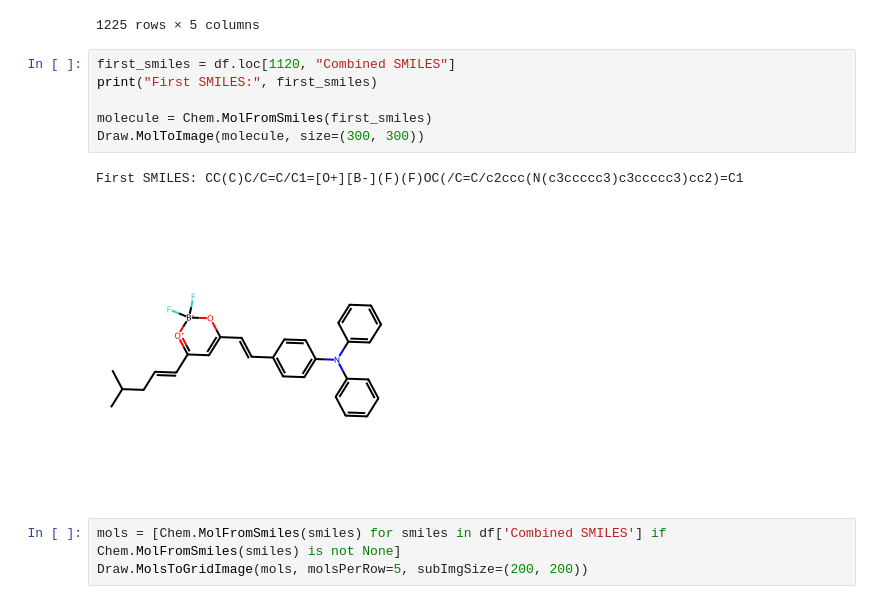
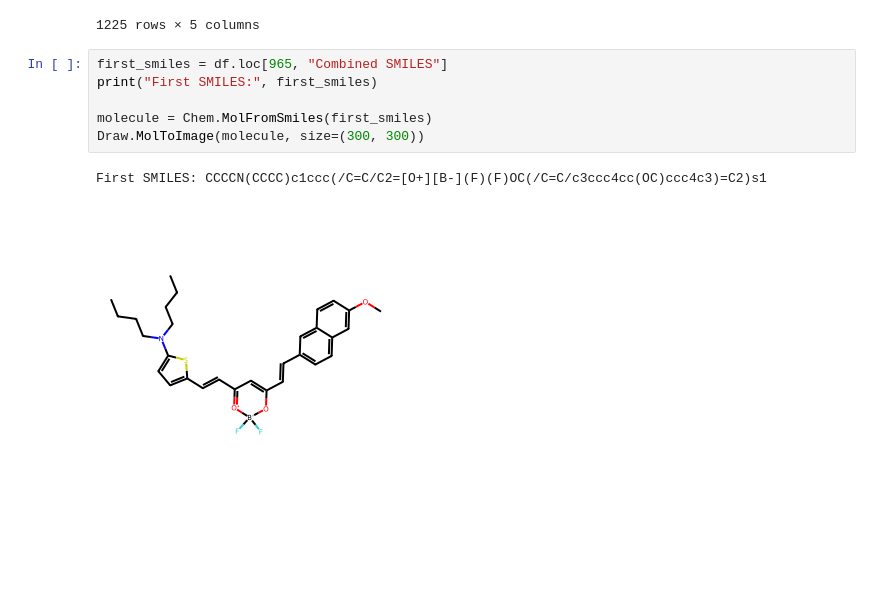
Before and after one commit to chamodpeiris/Curcumin_BendGap_Cheminfo, a Jupyter notebook: Cucumines/Curcumin_NewMolecules_Pred/curcumin_molecule_permutation.ipynb, the cells around one changed output. Saved outputs shown, nothing was run; the diff lists cells and outputs as text; blank space fills up the shorter version.

```diff
--- a/Cucumines/Curcumin_NewMolecules_Pred/curcumin_molecule_permutation.ipynb
+++ b/Cucumines/Curcumin_NewMolecules_Pred/curcumin_molecule_permutation.ipynb
@@ -221,14 +226,11 @@ df
 | 1224 | sidegroup35 | *c1ccc2ccc3cccc4ccc1c2c34 | sidegroup35 | *c1ccc2ccc3cccc4ccc1c2c34 | F[B-]1(F)OC(/C=C/c2ccc3ccc4cccc5c... |
 1225 rows × 5 columns
 # %%
-first_smiles = df.loc[1120, "Combined SMILES"]
+first_smiles = df.loc[965, "Combined SMILES"]
 print("First SMILES:", first_smiles)
 
 molecule = Chem.MolFromSmiles(first_smiles)
 Draw.MolToImage(molecule, size=(300, 300))
 # %% [output]
-First SMILES: CC(C)C/C=C/C1=[O+][B-](F)(F)OC(/C=C/c2ccc(N(c3ccccc3)c3ccccc3)cc2)=C1
+First SMILES: CCCCN(CCCC)c1ccc(/C=C/C2=[O+][B-](F)(F)OC(/C=C/c3ccc4cc(OC)ccc4c3)=C2)s1
-[figure, old version]
+[figure, new version]
-# %%
-mols = [Chem.MolFromSmiles(smiles) for smiles in df['Combined SMILES'] if Chem.MolFromSmiles(smiles) is not None]
-Draw.MolsToGridImage(mols, molsPerRow=5, subImgSize=(200, 200))
```
Also changed, not shown: parts of 1 cell of this notebook.
